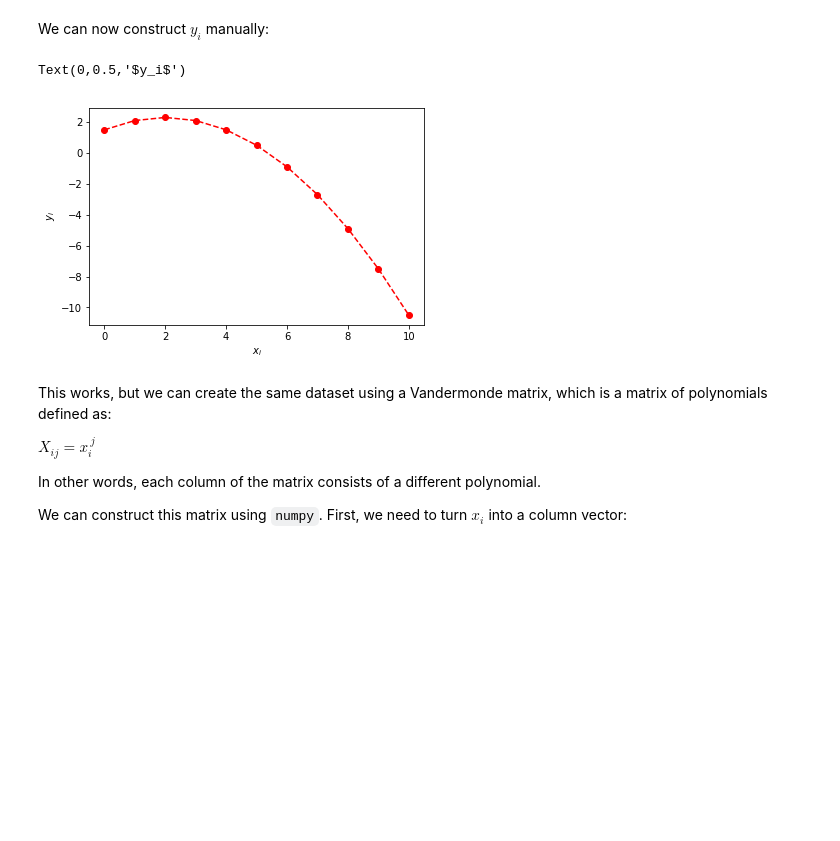
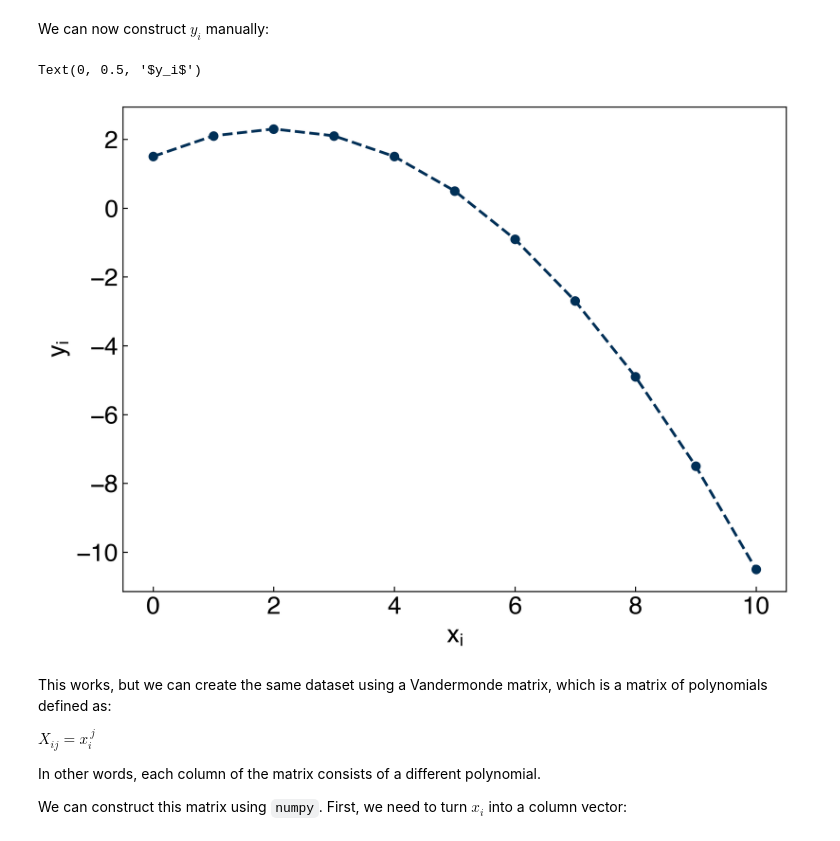
Before and after one commit to medford-group/data_analytics_ChE, a Jupyter notebook: 1-numerical_methods/Topic2-Linear_Algebra.ipynb, the cells around one changed output. Saved outputs shown, nothing was run; the diff lists cells and outputs as text; code cells hidden in the pictures; blank space fills up the shorter version.

Commit message:
add setting file

```diff
--- a/1-numerical_methods/Topic2-Linear_Algebra.ipynb
+++ b/1-numerical_methods/Topic2-Linear_Algebra.ipynb
@@ -37,6 +37,7 @@ First, we can use `numpy` to create a vector $x_i$:
 %matplotlib inline
 import numpy as np
 import pylab as plt
+plt.style.use('../settings/plot_style.mplstyle')
 
 xi = np.linspace(0,10,11)
 xi
@@ -58,14 +59,14 @@ We can now construct $y_i$ manually:
 # %%
 yi = wj[0] + wj[1]*xi + wj[2]*zi
 
 fig, ax = plt.subplots()
 
-ax.plot(xi, yi, '--or')
+ax.plot(xi, yi, '--o')
 ax.set_xlabel('$x_i$')
 ax.set_ylabel('$y_i$')
 # %% [output]
-Text(0,0.5,'$y_i$')
+Text(0, 0.5, '$y_i$')
-[figure, old version]
+[figure, new version]
 # %% [markdown]
 This works, but we can create the same dataset using a Vandermonde matrix, which is a matrix of polynomials defined as:
 
```
Also changed, not shown: parts of 3 cells of this notebook, 4 other files.
